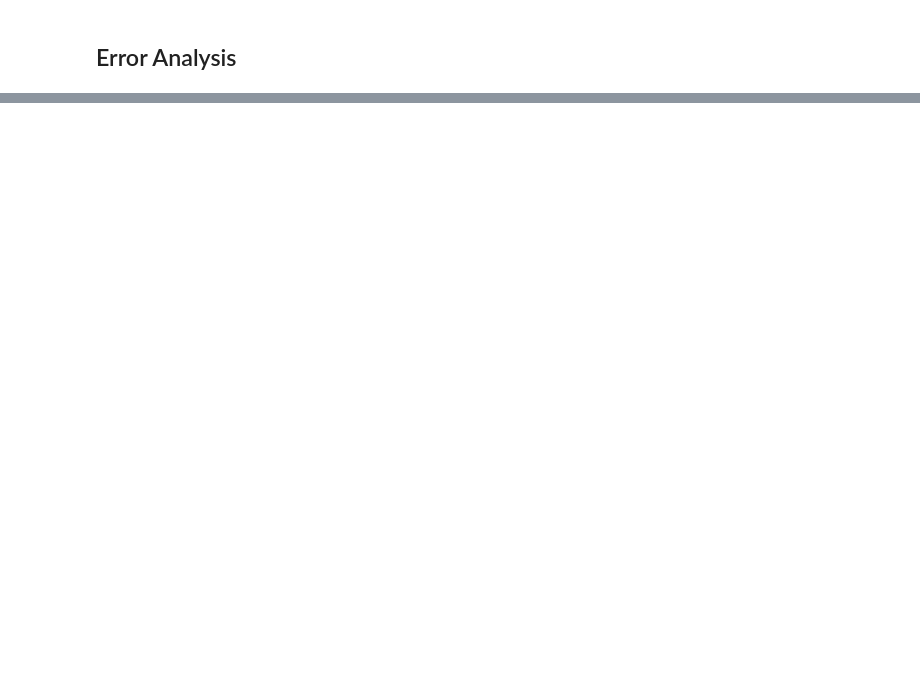
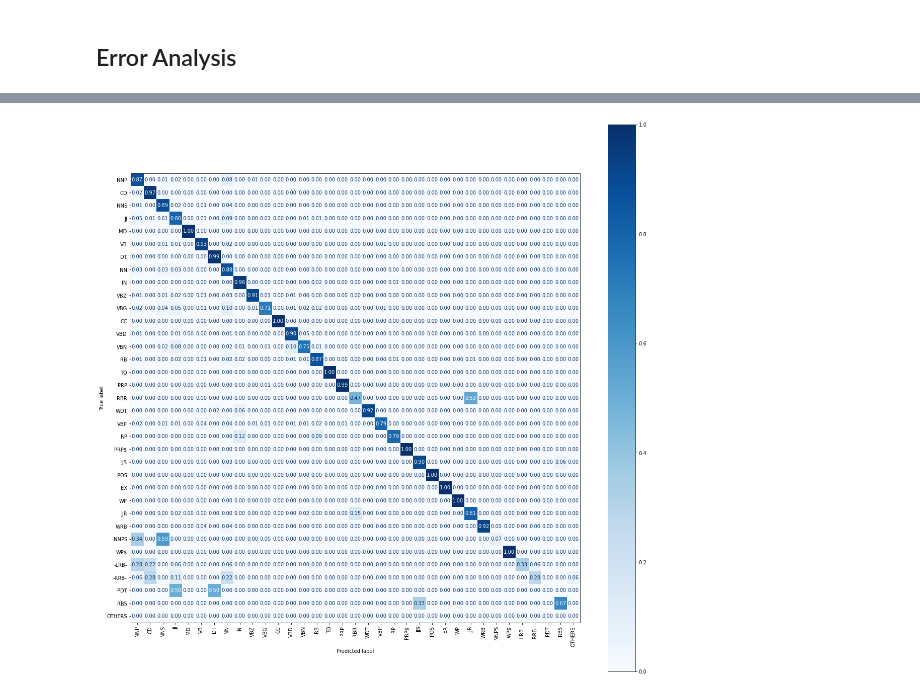
Before and after one commit to IldebrandoSimeoni/NLP-UniBo, a Jupyter notebook: Assignment 1/assignment_1.ipynb, the cells around one changed output, grey strips where cells are left out. Drawn from its saved outputs; the diff is of its cells as text; code cells hidden in the pictures; blank space fills up the shorter version.

Commit message:
confusion matrix that does not consider punctuation and zero-support tags

```diff
--- a/Assignment 1/assignment_1.ipynb
+++ b/Assignment 1/assignment_1.ipynb
@@ -1021,0 +1039,90 @@ The macro recall, on the test set, for model m_2 is: 0.7173100663556226.
+# %%
+def get_confusion_matrix(true_labels, pred_labels, punctuation_indexes, zero_support_indexes, n_classes, norm = None):
+
+  # Computing labels mask. Only non-punctuation tags are set to True.
+  mask = np.isin(true_labels, punctuation_indexes)
+
+  # Deleting true labels corresponding to punctuation classes.
+  true = np.delete(true_labels, mask)
+
+  # Deleting pred labels corresponding to punctuation classes.
+  pred = np.delete(pred_labels, mask)
+
+  # Extract the different classes.
+  true_classes = np.unique(true)
+
+  # List containing indexes of punctuation tags or zero-support tags.
+  to_be_removed = []
+
+  # Computing punctuation tags indexes.
+  to_be_removed.extend(punctuation_indexes)
+
+  # Computing zero-support tags indexes. Index + 1 because of PAD tag.
+  to_be_removed.extend(zero_support_indexes)
+
+  # Eliminating duplicates from to_be_removed.
+  to_be_removed = list(dict.fromkeys(to_be_removed))
+
+  # Computing array of keys.
+  keys = list(np.arange(0, n_classes, 1))
+
+  # Computing array of values.
+  values = list(np.arange(0, len(true_classes), 1))
+  for i in to_be_removed:
+    values.insert(i, -1)
+
+  # Map dictionary used to build the confusion matrix without considering punctuation and zero-support.
+  map = dict([(key, value) for key, value in zip(keys, values)])
+
+  # Confusion matrix.
+  confusion_matrix = np.zeros((len(true_classes) + 1, len(true_classes) + 1), dtype = int)
+
+  # Iterate over labels.
+  for i in range(len(true)):
+
+    # Updating confusion matrix.
+    confusion_matrix[map[true[i]], map[pred[i]]] = confusion_matrix[map[true[i]], map[pred[i]]] + 1
+
+  # Normalizing by rows.
+  if norm == "true": confusion_matrix = normalize(confusion_matrix, axis = 1, norm = "l1")
+
+  # Normalizing by columns.
+  if norm == "pred": confusion_matrix = normalize(confusion_matrix, axis = 0, norm = "l1")
+
+  # Returning confusion matrix.
+  return confusion_matrix, true_classes
+
+# Computing punctuation indexes.
+punctuation_indexes = [tag_to_index[tag] for tag in punctuation_tag_list]
+
+# Computing zero-support indexes.
+zero_support_indexes = [index + 1 for index in np.argwhere(np.array(test_counts) == 0).flatten()]
+
+# Computing and plotting confusion matrix for each best model.
+for model in best_models:
+
+  # Print confusion matrix.
+  confusion_matrix, true_classes = get_confusion_matrix(test_tags.flatten(),
+                                                        np.argmax(best_test_pred[model], axis = 2).flatten(),
+                                                        punctuation_indexes,
+                                                        zero_support_indexes,
+                                                        len(list(tag_to_index.keys())),
+                                                        "true")
+
+  # Computing labels.
+  labels = [tag for tag, value in tag_to_index.items() for index in true_classes if value == index]
+  labels.append("OTHERS")
+
+  # Creating figure.
+  fig, ax = plt.subplots(figsize = (20, 20))
+
+  # Plotting confusion matrix.
+  ConfusionMatrixDisplay(confusion_matrix, display_labels = labels).plot(ax = ax, cmap = plt.cm.Blues, xticks_rotation = "vertical", values_format = ".2f")
+
+  # Saving figure.
+  fig.savefig(f"{figures_path}/confusion_matrix_{model}.pdf", bbox_inches = "tight")
+
+  # Showing the plot.
+  plt.show()
+# %% [output]
+[figure, added]
```
Also changed, not shown: parts of 20 cells of this notebook.
